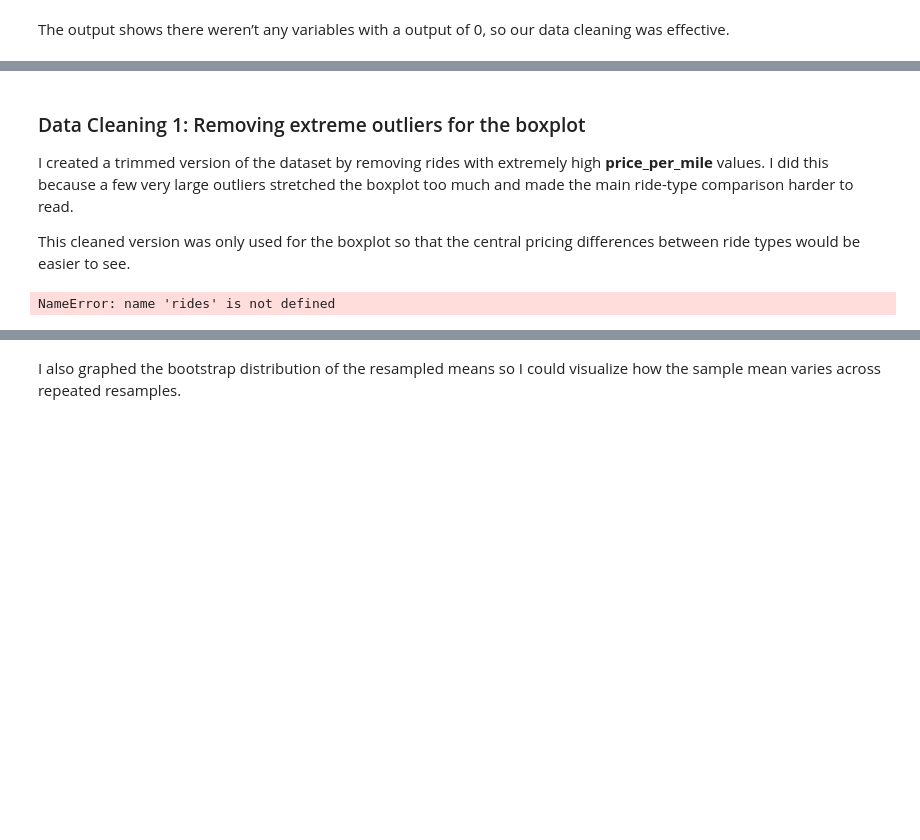
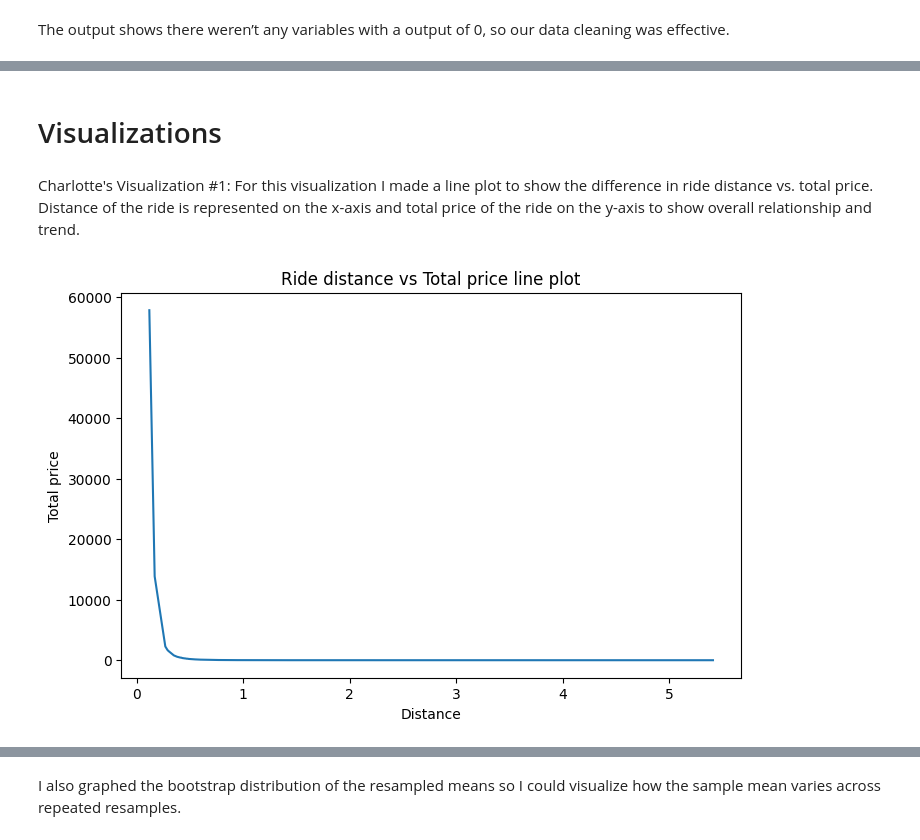
Before and after one commit to charlotm-coder/ds100miniproject-CHARLOTTE_THEOdonotjoin, a Jupyter notebook: MiniProject1.ipynb, the cells around one changed output, grey strips where cells are left out. Cells and saved outputs as stored; diff of their text form; code cells hidden in the pictures; blank space fills up the shorter version.

```diff
--- a/MiniProject1.ipynb
+++ b/MiniProject1.ipynb
@@ -16,10 +24,10 @@ df.head()
 # %%
 #data cleaning
+df=df.copy()
 price = df['price'].dropna()
 distance = df['distance'].dropna()
 df = df[(df['distance'] >= 0.1) & (df['price'] >= 0.1)]
 df = df.drop_duplicates()
 
 rides = df[['cab_type', 'name', 'price', 'distance']]
-rides = rides[rides['price_per_mile'] < 100]
-print({len(prices)}, {len(distance)})
+print({len(price)}, {len(distance)})
@@ -126,10 +114,17 @@ NameError: name 'rides' is not defined
-# %% [markdown]
-### Data Cleaning 1: Removing extreme outliers for the boxplot
-
-I created a trimmed version of the dataset by removing rides with extremely high **price_per_mile** values. I did this because a few very large outliers stretched the boxplot too much and made the main ride-type comparison harder to read.
-
-This cleaned version was only used for the boxplot so that the central pricing differences between ride types would be easier to see.
-# %%
-rides2 = rides[rides['price_per_mile'] < 100]
-# %% [output]
-NameError: name 'rides' is not defined
+# %% [markdown]
+ # Visualizations
+# %% [markdown]
+Charlotte's Visualization #1:
+For this visualization I made a line plot to show the difference in ride distance vs. total price. Distance of the ride is represented on the x-axis and total price of the ride on the y-axis to show overall relationship and trend.
+# %%
+round_unit = 0.01
+grouped = df.groupby(df["distance"])["price"].mean()
+plt.figure(figsize=(8,5))
+plt.plot(grouped.index.values, grouped.values)
+
+plt.xlabel("Distance")
+plt.ylabel("Total price")
+plt.title("Ride distance vs Total price line plot")
+plt.show()
+# %% [output]
+[figure, added]
```
Also changed, not shown: parts of 41 cells of this notebook.
